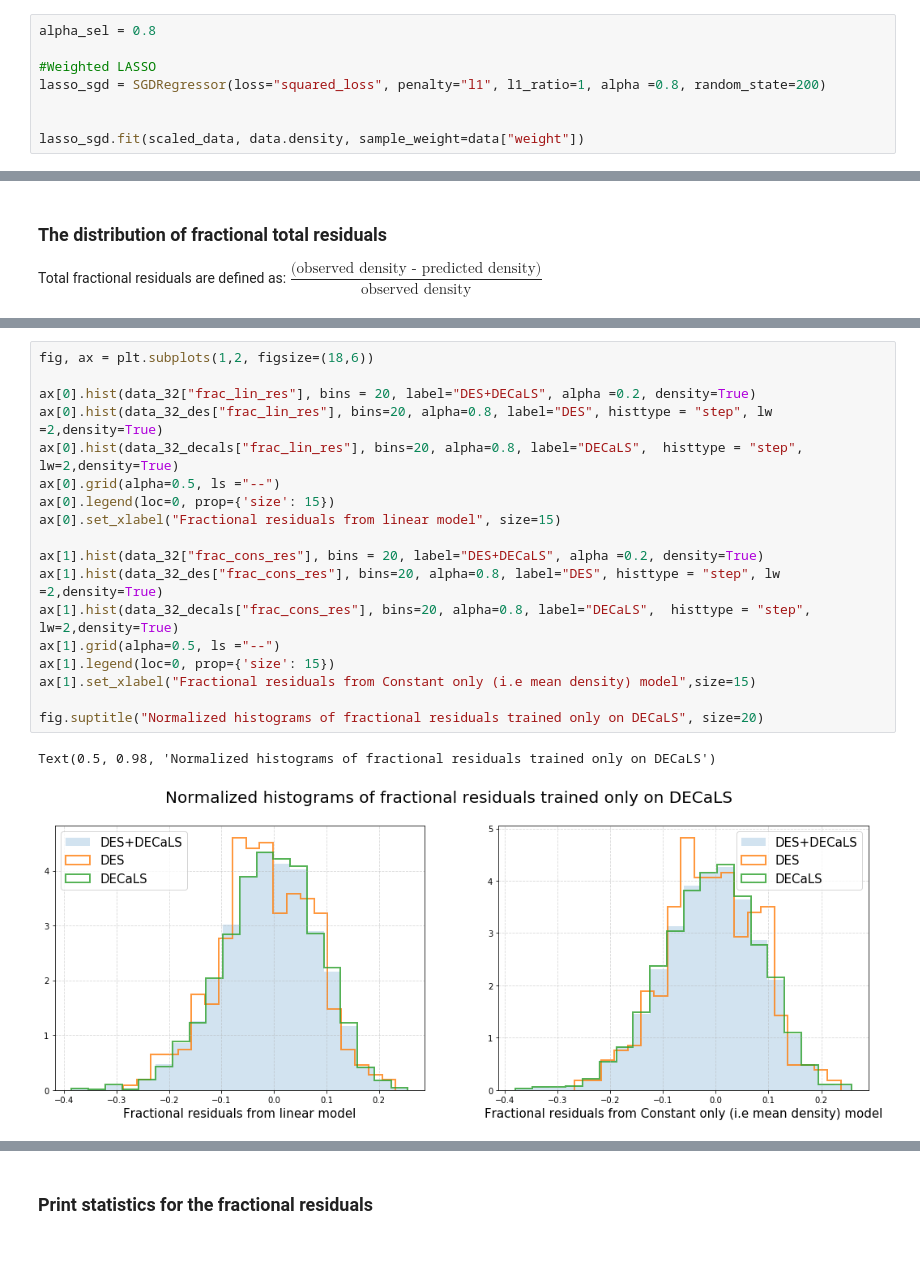
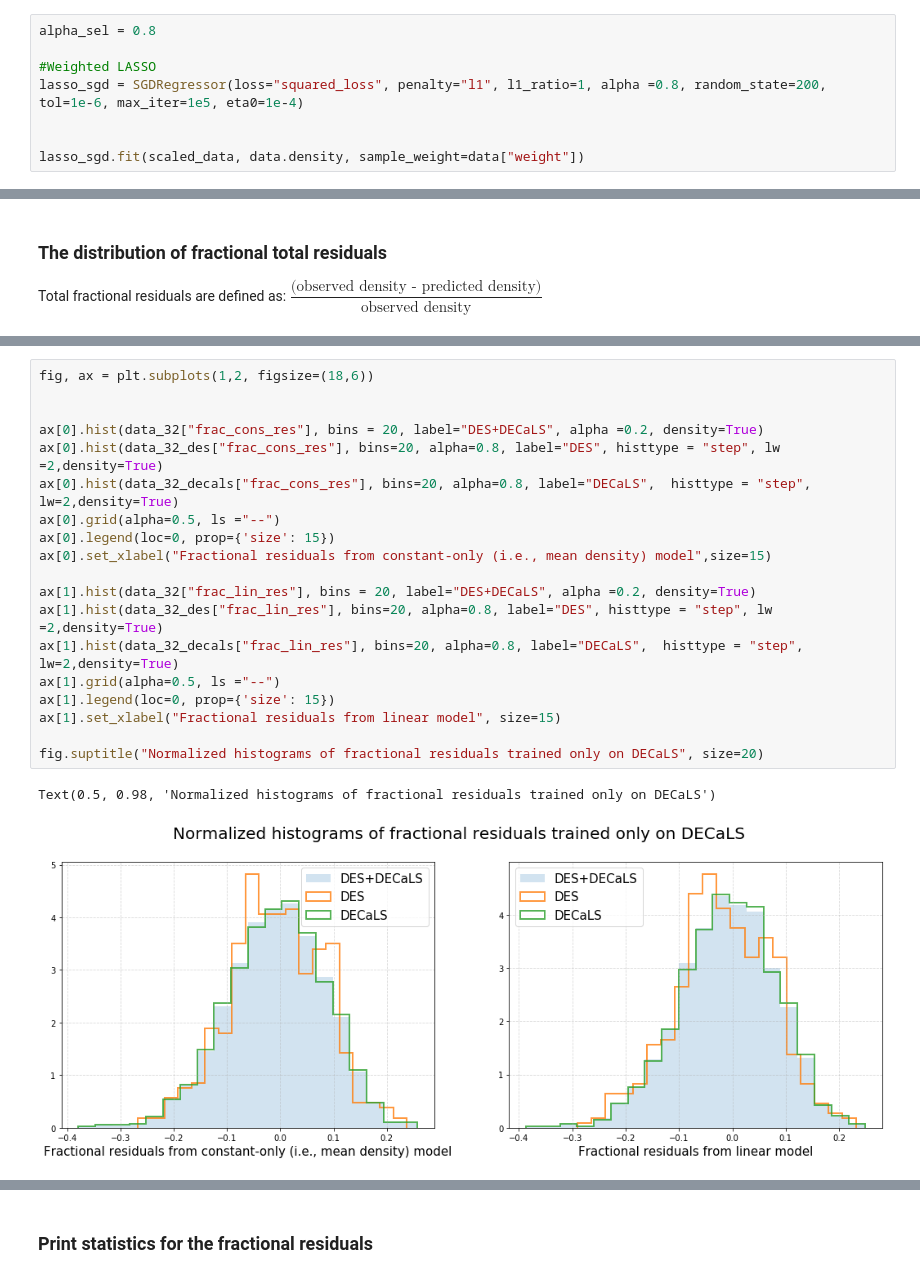
Before and after one commit to biprateep/DESI, a Jupyter notebook: targeting_systematics/LRG_DESvsDECaLS_Optical.ipynb, the cells around one changed output, grey strips where cells are left out. Saved outputs shown, nothing was run; the diff lists cells and outputs as text; blank space fills up the shorter version.

```diff
--- a/targeting_systematics/LRG_DESvsDECaLS_Optical.ipynb
+++ b/targeting_systematics/LRG_DESvsDECaLS_Optical.ipynb
@@ -66,7 +66,7 @@ LASSO is a regularized linear regression method which sets slopes of un-importan
 alpha_sel = 0.8
 
 #Weighted LASSO
-lasso_sgd = SGDRegressor(loss="squared_loss", penalty="l1", l1_ratio=1, alpha =0.8, random_state=200)
+lasso_sgd = SGDRegressor(loss="squared_loss", penalty="l1", l1_ratio=1, alpha =0.8, random_state=200, tol=1e-6, max_iter=1e5, eta0=1e-4)
 
 
 lasso_sgd.fit(scaled_data, data.density, sample_weight=data["weight"])
@@ -124,21 +124,22 @@ data_32_decals = data_32[data_32.region=="decals"].copy()
 # %%
 fig, ax = plt.subplots(1,2, figsize=(18,6))
 
-ax[0].hist(data_32["frac_lin_res"], bins = 20, label="DES+DECaLS", alpha =0.2, density=True)
-ax[0].hist(data_32_des["frac_lin_res"], bins=20, alpha=0.8, label="DES", histtype = "step", lw =2,density=True)
-ax[0].hist(data_32_decals["frac_lin_res"], bins=20, alpha=0.8, label="DECaLS",  histtype = "step", lw=2,density=True)
+
+ax[0].hist(data_32["frac_cons_res"], bins = 20, label="DES+DECaLS", alpha =0.2, density=True)
+ax[0].hist(data_32_des["frac_cons_res"], bins=20, alpha=0.8, label="DES", histtype = "step", lw =2,density=True)
+ax[0].hist(data_32_decals["frac_cons_res"], bins=20, alpha=0.8, label="DECaLS",  histtype = "step", lw=2,density=True)
 ax[0].grid(alpha=0.5, ls ="--")
 ax[0].legend(loc=0, prop={'size': 15})
-ax[0].set_xlabel("Fractional residuals from linear model", size=15)
+ax[0].set_xlabel("Fractional residuals from constant-only (i.e., mean density) model",size=15)
 
-ax[1].hist(data_32["frac_cons_res"], bins = 20, label="DES+DECaLS", alpha =0.2, density=True)
-ax[1].hist(data_32_des["frac_cons_res"], bins=20, alpha=0.8, label="DES", histtype = "step", lw =2,density=True)
-ax[1].hist(data_32_decals["frac_cons_res"], bins=20, alpha=0.8, label="DECaLS",  histtype = "step", lw=2,density=True)
+ax[1].hist(data_32["frac_lin_res"], bins = 20, label="DES+DECaLS", alpha =0.2, density=True)
+ax[1].hist(data_32_des["frac_lin_res"], bins=20, alpha=0.8, label="DES", histtype = "step", lw =2,density=True)
+ax[1].hist(data_32_decals["frac_lin_res"], bins=20, alpha=0.8, label="DECaLS",  histtype = "step", lw=2,density=True)
 ax[1].grid(alpha=0.5, ls ="--")
 ax[1].legend(loc=0, prop={'size': 15})
-ax[1].set_xlabel("Fractional residuals from Constant only (i.e mean density) model",size=15)
+ax[1].set_xlabel("Fractional residuals from linear model", size=15)
 
 fig.suptitle("Normalized histograms of fractional residuals trained only on DECaLS", size=20)
 # %% [output]
 Text(0.5, 0.98, 'Normalized histograms of fractional residuals trained only on DECaLS')
-[figure, old version]
+[figure, new version]
```
Also changed, not shown: parts of 29 cells of this notebook, 1 other file.
